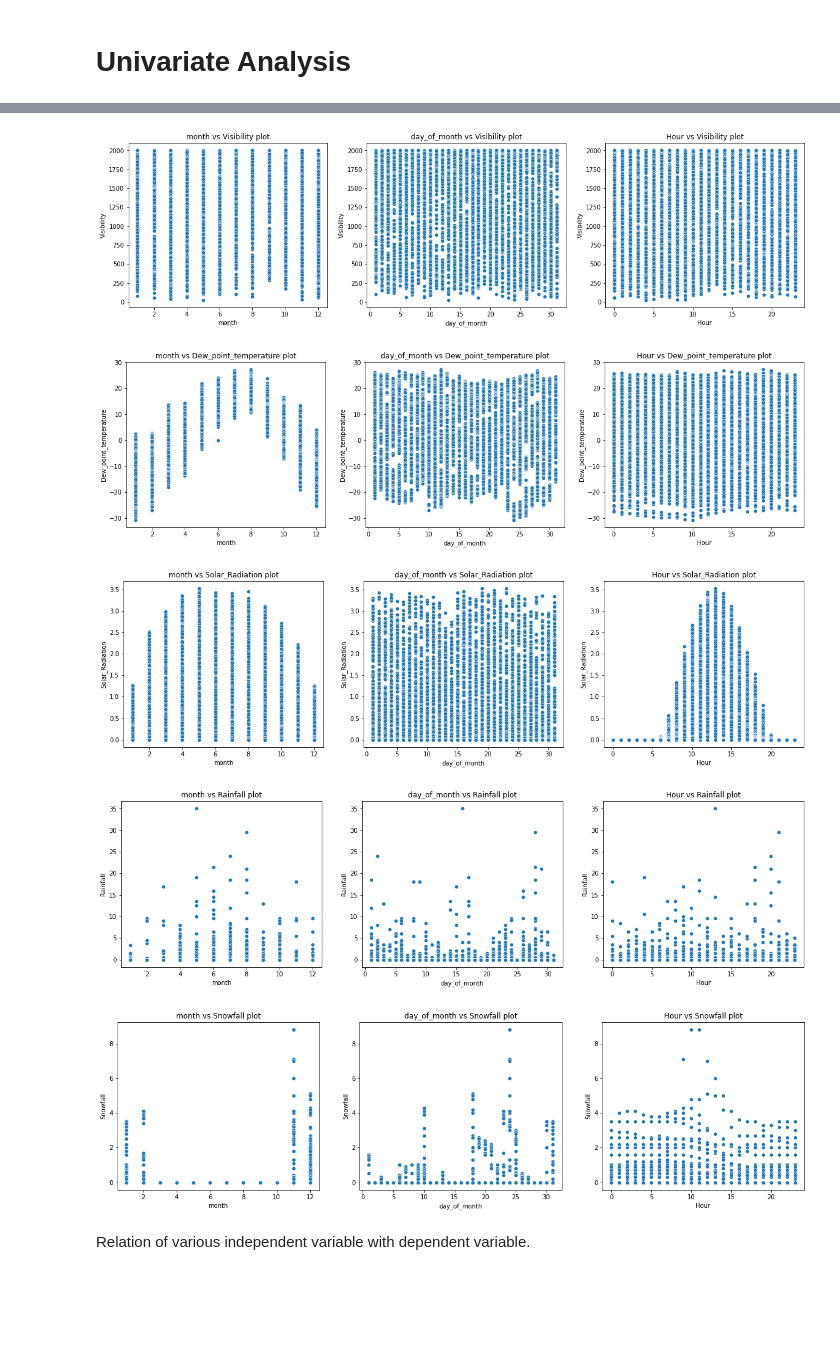
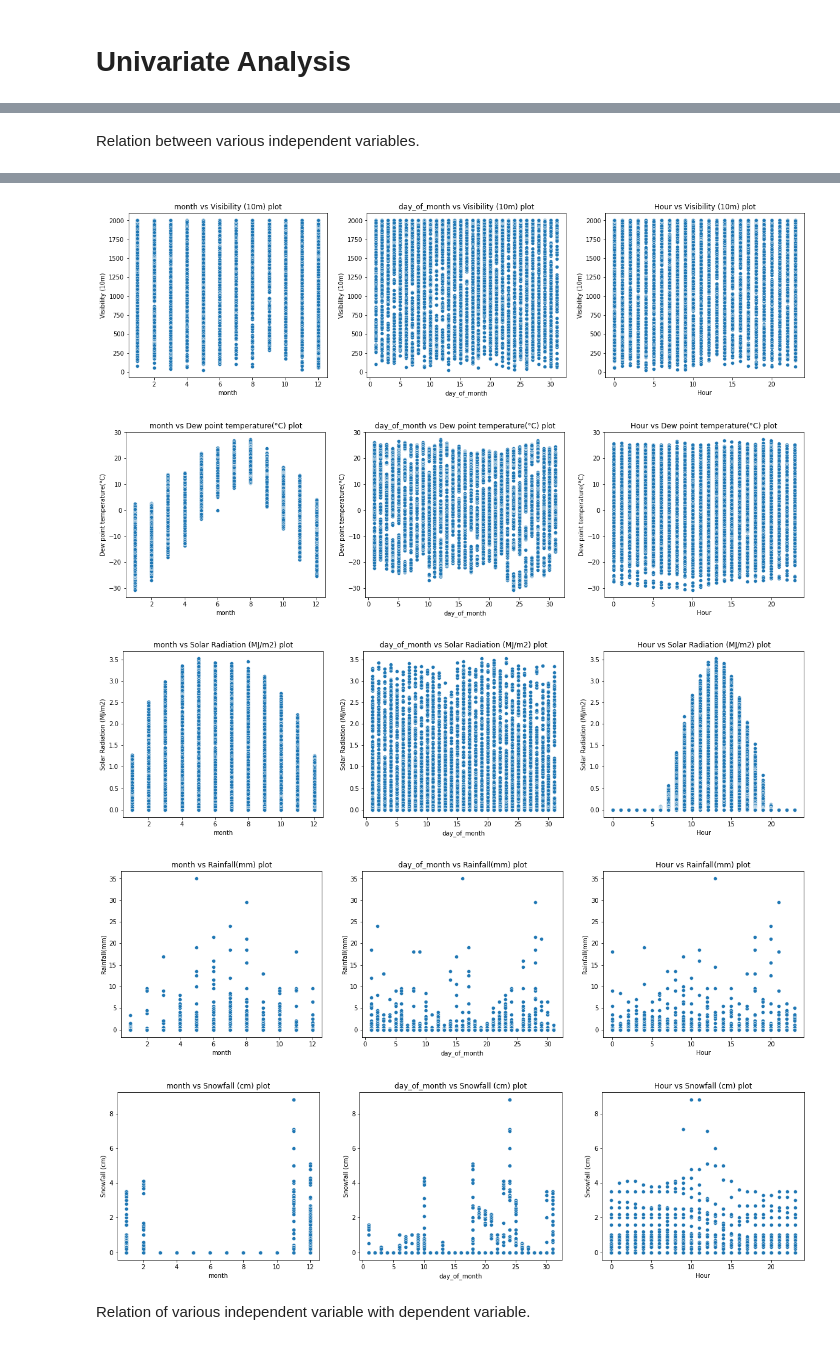
Before and after one commit to Ranjitkumarmuduli/Regression-capstone-project, a Jupyter notebook: Copy_of_Bike_Sharing_Demand_Prediction_Capstone_Project.ipynb, the cells around one changed output, grey strips where cells are left out. Drawn from its saved outputs; the diff is of its cells as text; code cells hidden in the pictures; blank space fills up the shorter version.

```diff
--- a/Copy_of_Bike_Sharing_Demand_Prediction_Capstone_Project.ipynb
+++ b/Copy_of_Bike_Sharing_Demand_Prediction_Capstone_Project.ipynb
@@ -242,9 +160,9 @@ Index(['Date', 'Rented_Bike_Count', 'Hour', 'Temperature', 'Humidity',
 # %%
 #Distribution of dependent variable
-dep_var = 'Rented_Bike_Count'
+dep_var = 'Rented Bike Count'
 
 fig, ax = plt.subplots(1,2,figsize = (20,5))
-sns.distplot(df[dep_var], bins = 100,ax = ax[0])
-sns.boxplot(y = df[dep_var], ax = ax[1])
+sns.histplot(data[dep_var], bins = 100,ax = ax[0])
+sns.boxplot(y = data['Rented Bike Count'], ax = ax[1])
 plt.show()
 # %% [output]
@@ -254,6 +172,6 @@ Distribution of dependent variable 'Rented_Bike_Count' is positively skewed.
 # %%
 # creating list of numerical independent variables
-num_ind_var = list(set(df.describe().columns) - {dep_var})
+num_ind_var = list(set(data.describe().columns) - {dep_var})
 
 # creating list of categorical independent variables
-cat_dep_var = list(set(df.columns) - set(df.describe().columns))
+cat_dep_var = list(set(data.columns) - set(data.describe().columns))
@@ -279,7 +179,7 @@ cat_dep_var
 # distribution and boxplot of all numerical independent variables
 for col in num_ind_var:
   fig, ax = plt.subplots(1,2,figsize = (20,5))
-  sns.distplot(df[col],bins = 100, ax = ax[0],color='g')
-  sns.boxplot(y = df[col], ax = ax[1],color='red')
+  sns.histplot(data[col],bins = 100, ax = ax[0])
+  sns.boxplot(y = data[col], ax = ax[1])
   plt.show()
 # %% [output]
@@ -309,8 +200,8 @@ Index(['Date', 'Rented_Bike_Count', 'Hour', 'Temperature', 'Humidity',
 # %%
 # Plotting graph for categorical features
 
-for col in ['Functioning_Day','Holiday','Seasons']:
+for col in ['Functioning Day','Holiday','Seasons']:
   plt.figure(figsize = (5,5))
-  sns.countplot(x = df[col])
+  sns.countplot(x = data[col])
   plt.show()
 # %% [output]
@@ -327,9 +215,11 @@ Realation between DV ana IV.
+# %% [markdown]
+Relation between various independent variables.
 # %%
-for col in ['Temperature','Humidity','Wind_speed','Visibility','Dew_point_temperature','Solar_Radiation','Rainfall','Snowfall']:
+for col in ['Temperature(°C)','Humidity(%)','Wind speed (m/s)','Visibility (10m)','Dew point temperature(°C)','Solar Radiation (MJ/m2)','Rainfall(mm)','Snowfall (cm)']:
     fig, ax = plt.subplots(1, 3, figsize=(20,5))
     for index,col1 in enumerate(['month','day_of_month','Hour']):
-       sns.scatterplot(x = df[col1], y = df[col], ax=ax[index])
-       ax[index].set_title(f"{col1} vs {col} plot")
+      sns.scatterplot(x = data[col1], y = data[col], ax=ax[index])
+      ax[index].set_title(f"{col1} vs {col} plot")
     plt.show()
     print('\n\n\n')
 # %% [output]
@@ -339,8 +229,8 @@ for col in ['Temperature','Humidity','Wind_speed','Visibility','Dew_point_temper
-[figure, old version]
+[figure, new version]
-[figure, old version]
+[figure, new version]
-[figure, old version]
+[figure, new version]
-[figure, old version]
+[figure, new version]
-[figure, old version]
+[figure, new version]
 # %% [markdown]
 Relation of various independent variable with dependent variable.
 # %%
```
Also changed, not shown: parts of 118 cells of this notebook.
